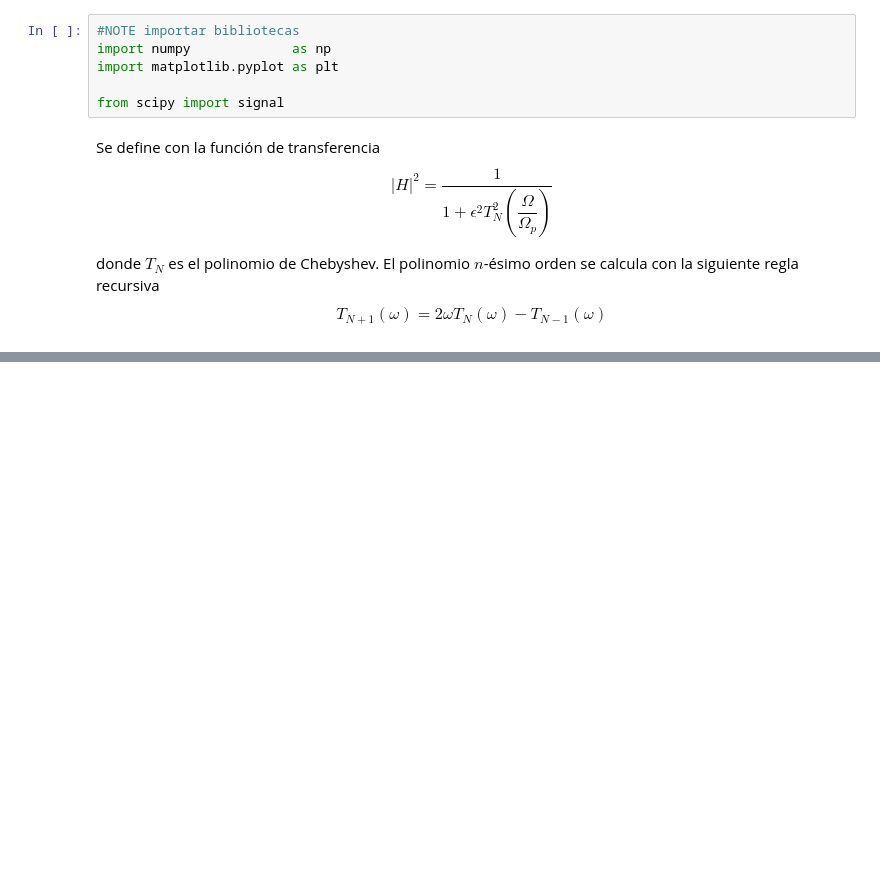
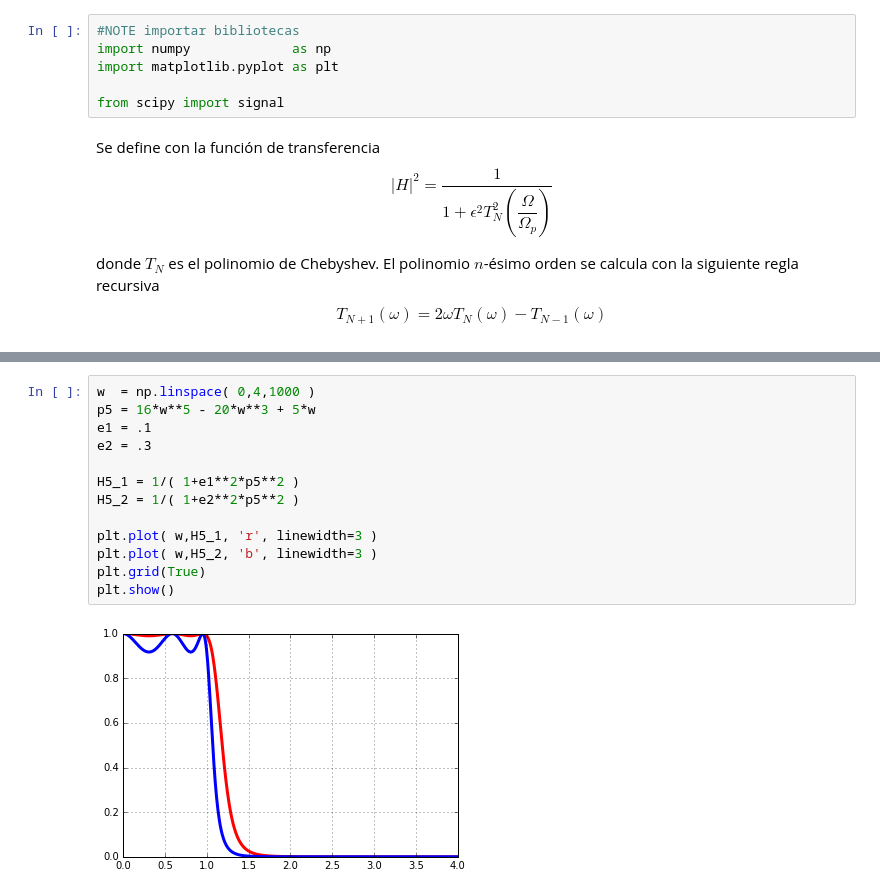
Before and after one commit to Poswer96/filtra_23-i, a Jupyter notebook: src/5. Filtros IIR. Aproximación Chebyshev/1. Concepto de Filtros Chebyshev.ipynb, the cells around one changed output, grey strips where cells are left out. Saved outputs shown, nothing was run; the diff lists cells and outputs as text; blank space fills up the shorter version.

```diff
--- a/src/5. Filtros IIR. Aproximación Chebyshev/1. Concepto de Filtros Chebyshev.ipynb
+++ b/src/5. Filtros IIR. Aproximación Chebyshev/1. Concepto de Filtros Chebyshev.ipynb
@@ -42,0 +45,15 @@ plt.show()
+# %%
+w  = np.linspace( 0,4,1000 )
+p5 = 16*w**5 - 20*w**3 + 5*w
+e1 = .1
+e2 = .3
+
+H5_1 = 1/( 1+e1**2*p5**2 )
+H5_2 = 1/( 1+e2**2*p5**2 )
+
+plt.plot( w,H5_1, 'r', linewidth=3 )
+plt.plot( w,H5_2, 'b', linewidth=3 )
+plt.grid(True)
+plt.show()
+# %% [output]
+[figure, added]
```
Also changed, not shown: parts of 6 cells of this notebook, 1 other file.
